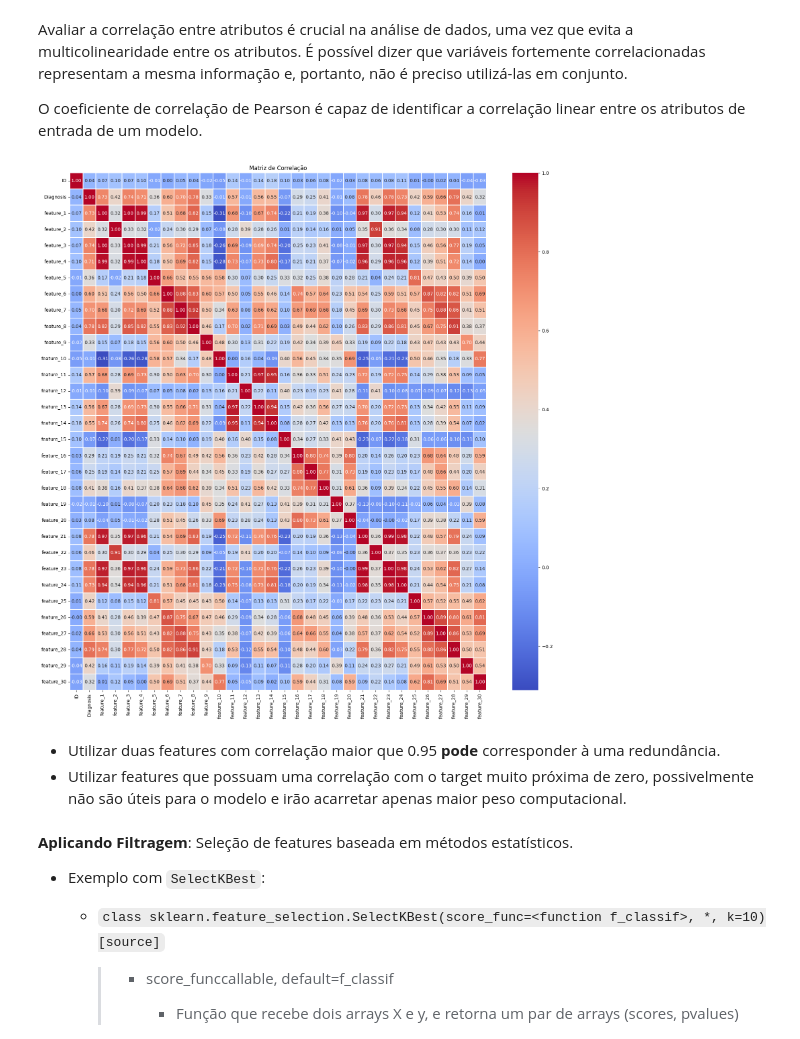
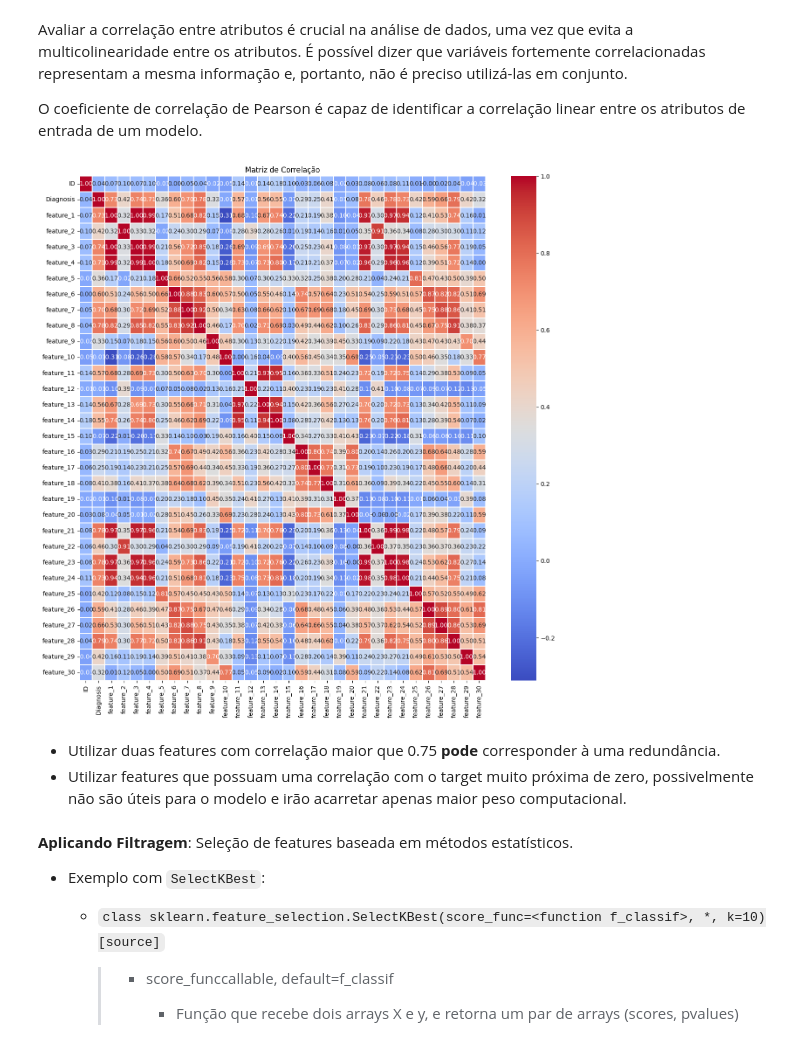
Before and after one commit to dacioms/DacioFeature3_24, a Jupyter notebook: 01_numericos/008_Selecao_Features.ipynb, the cells around one changed output. Drawn from its saved outputs; the diff is of its cells as text; code cells hidden in the pictures.

```diff
--- a/01_numericos/008_Selecao_Features.ipynb
+++ b/01_numericos/008_Selecao_Features.ipynb
@@ -49,15 +49,15 @@ data.columns = ['ID', 'Diagnosis'] + [f'feature_{i}' for i in range(1, 31)]
 data['Diagnosis'] = data['Diagnosis'].map({'M': 1, 'B': 0})
 # %%
 # Visualizar a correlação das features com o target
-plt.figure(figsize=(20, 20))
+plt.figure(figsize=(15, 15))
 correlation_matrix = data.corr()
 sns.heatmap(correlation_matrix, annot=True, fmt=".2f", cmap='coolwarm', cbar=True, linewidths=0.1)
 plt.title('Matriz de Correlação')
 plt.show()
 # %% [output]
-[figure, old version]
+[figure, new version]
 # %% [markdown]
-- Utilizar duas features com correlação maior que 0.95 __pode__ corresponder à uma redundância.
+- Utilizar duas features com correlação maior que 0.75 __pode__ corresponder à uma redundância.
 - Utilizar features que possuam uma correlação com o target muito próxima de zero, possivelmente não são úteis para o modelo e irão acarretar apenas maior peso computacional.
 # %% [markdown]
 **Aplicando Filtragem**: Seleção de features baseada em métodos estatísticos.
```
Also changed, not shown: parts of 4 cells of this notebook.
